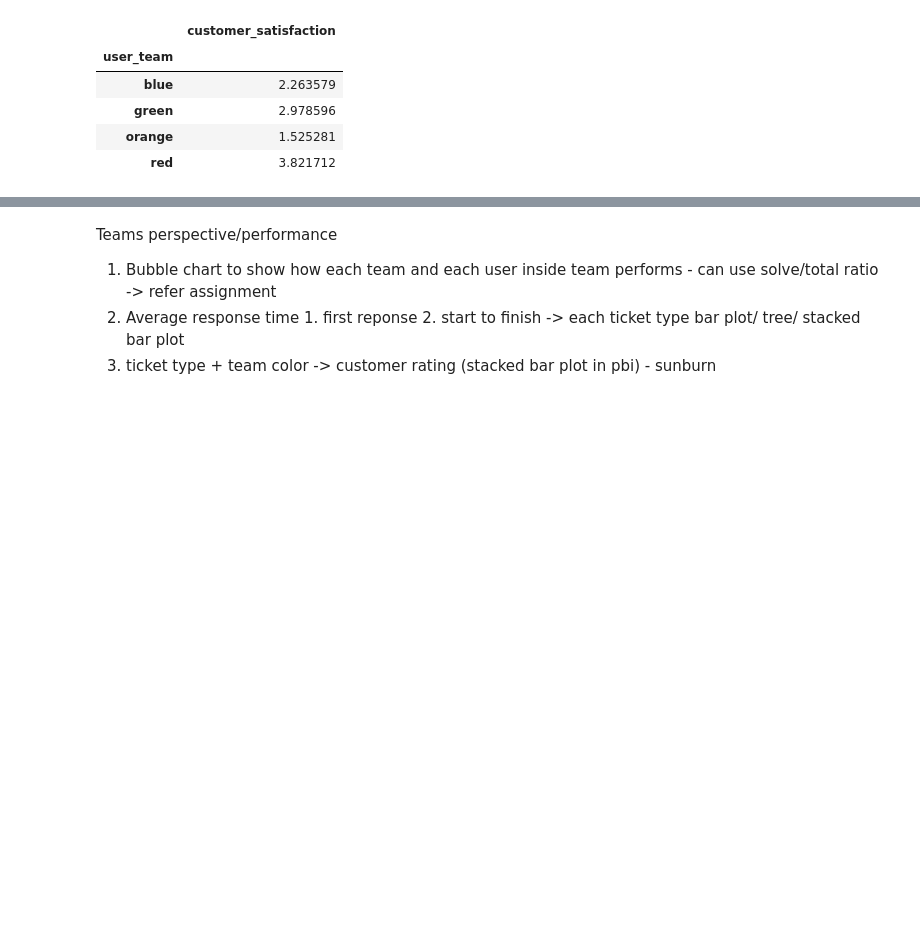
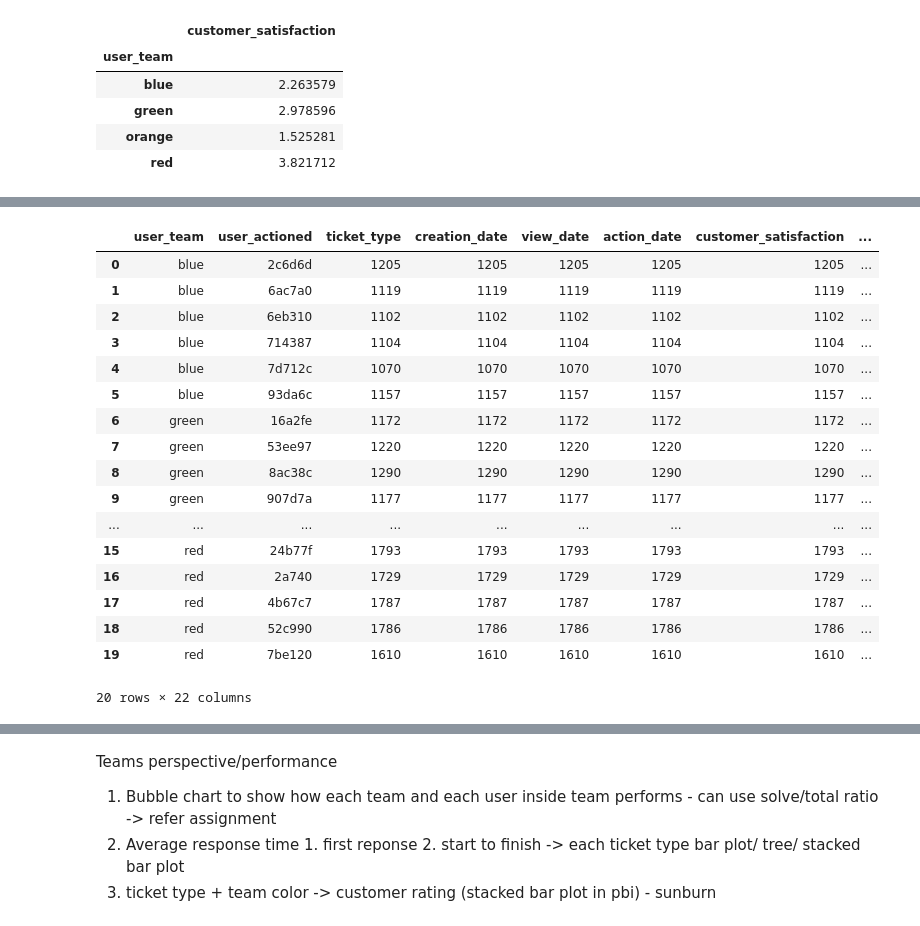
Before and after one commit to hiimani28/DVproject1, a Jupyter notebook: eda.ipynb, the cells around one changed output, grey strips where cells are left out. Drawn from its saved outputs; the diff is of its cells as text; code cells hidden in the pictures; blank space fills up the shorter version.

```diff
--- a/eda.ipynb
+++ b/eda.ipynb
@@ -362,0 +390,31 @@ live
+# %%
+solved_to_total_r = []
+for i in range(0, len(df_employee), 2):
+    s_t_r = df_employee.iloc[i+1, 3] / (df_employee.iloc[i+1, 3] + df_employee.iloc[i, 3]) * 100
+    solved_to_total_r.append(s_t_r)
+
+solved_to_total_r
+
+df_employee_status = df.groupby(['user_team', 'user_actioned']).count()
+df_employee_status = df_employee_status.reset_index()
+df_employee_status['Solved to total percent'] = solved_to_total_r
+df_employee_status
+# %% [output]
+|  | user_team | user_actioned | ticket_type | creation_date | view_date | action_date | customer_satisfaction | ... |
+| 0 | blue | 2c6d6d | 1205 | 1205 | 1205 | 1205 | 1205 | ... |
+| 1 | blue | 6ac7a0 | 1119 | 1119 | 1119 | 1119 | 1119 | ... |
+| 2 | blue | 6eb310 | 1102 | 1102 | 1102 | 1102 | 1102 | ... |
+| 3 | blue | 714387 | 1104 | 1104 | 1104 | 1104 | 1104 | ... |
+| 4 | blue | 7d712c | 1070 | 1070 | 1070 | 1070 | 1070 | ... |
+| 5 | blue | 93da6c | 1157 | 1157 | 1157 | 1157 | 1157 | ... |
+| 6 | green | 16a2fe | 1172 | 1172 | 1172 | 1172 | 1172 | ... |
+| 7 | green | 53ee97 | 1220 | 1220 | 1220 | 1220 | 1220 | ... |
+| 8 | green | 8ac38c | 1290 | 1290 | 1290 | 1290 | 1290 | ... |
+| 9 | green | 907d7a | 1177 | 1177 | 1177 | 1177 | 1177 | ... |
+| ... | ... | ... | ... | ... | ... | ... | ... | ... |
+| 15 | red | 24b77f | 1793 | 1793 | 1793 | 1793 | 1793 | ... |
+| 16 | red | 2a740 | 1729 | 1729 | 1729 | 1729 | 1729 | ... |
+| 17 | red | 4b67c7 | 1787 | 1787 | 1787 | 1787 | 1787 | ... |
+| 18 | red | 52c990 | 1786 | 1786 | 1786 | 1786 | 1786 | ... |
+| 19 | red | 7be120 | 1610 | 1610 | 1610 | 1610 | 1610 | ... |
+20 rows × 22 columns
```
Also changed, not shown: parts of 13 cells of this notebook.
